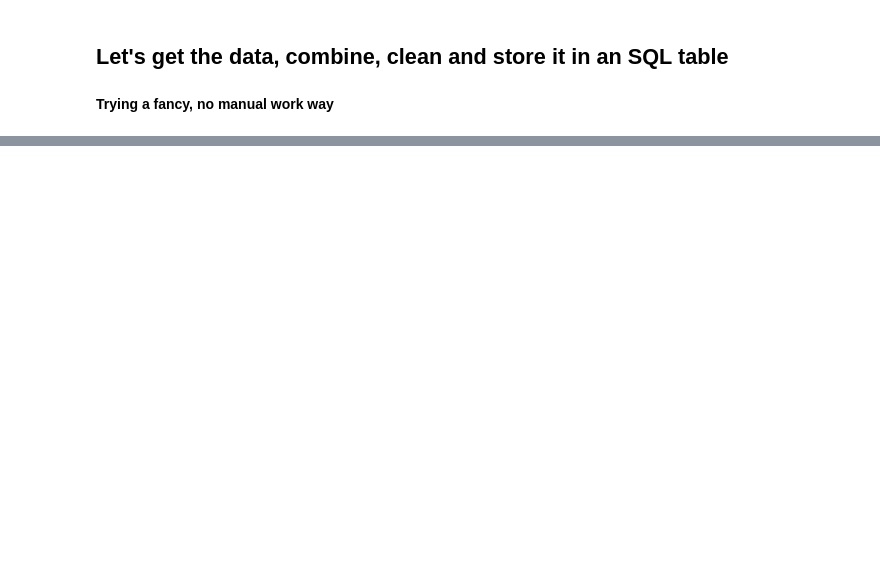
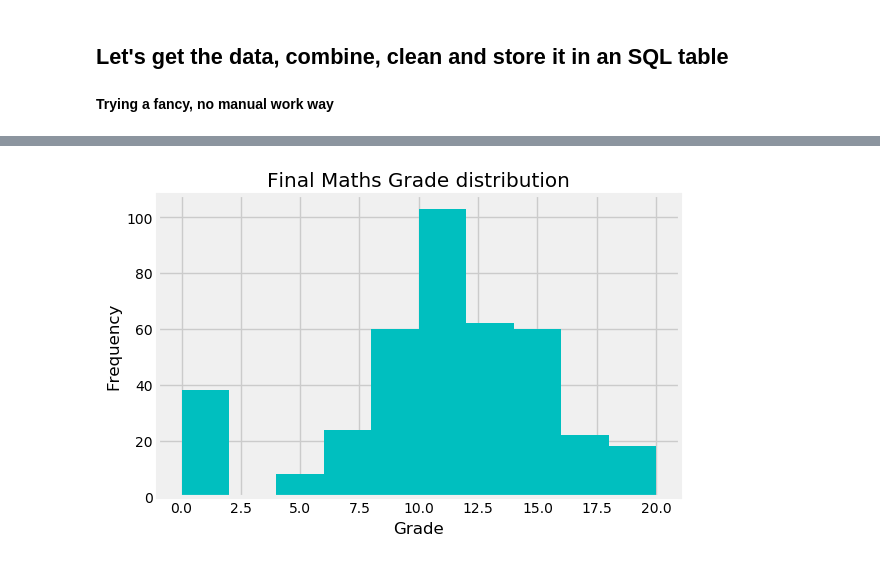
Before and after one commit to Auste1989/metis_projects, a Jupyter notebook: Student_Grade_Prediction/Student_Grade_Prediction_Data.ipynb, the cells around one changed output, grey strips where cells are left out. Drawn from its saved outputs; the diff is of its cells as text; code cells hidden in the pictures; blank space fills up the shorter version.

```diff
--- a/Student_Grade_Prediction/Student_Grade_Prediction_Data.ipynb
+++ b/Student_Grade_Prediction/Student_Grade_Prediction_Data.ipynb
@@ -36,3 +21,6 @@ plt.style.use('fivethirtyeight')
+# %%
+plt.style.use('ggplot')
+plt.rc('font', size=18)
 # %%
 # import requests
 # from selenium import webdriver
@@ -59,3 +47,6 @@ plt.style.use('fivethirtyeight')
 # %%
 # go_to_all_datasets = driver.find_element_by_link_text('Data Folder')
 # go_to_all_datasets.click()
+# %%
+maths_dataset = pd.read_csv('./Student_Grades_dataset/student-mat.csv')
+port_dataset = pd.read_csv('./Student_Grades_dataset/student-por.csv')
@@ -61,0 +119,8 @@ plt.style.use('fivethirtyeight')
+# %%
+fig = plt.figure(dpi=100)
+maths_dataset['G3'].hist(color='c')
+plt.title('Final Maths Grade distribution')
+plt.xlabel('Grade')
+plt.ylabel('Frequency');
+# %% [output]
+[figure, added]
```
Also changed, not shown: parts of 10 cells of this notebook.
